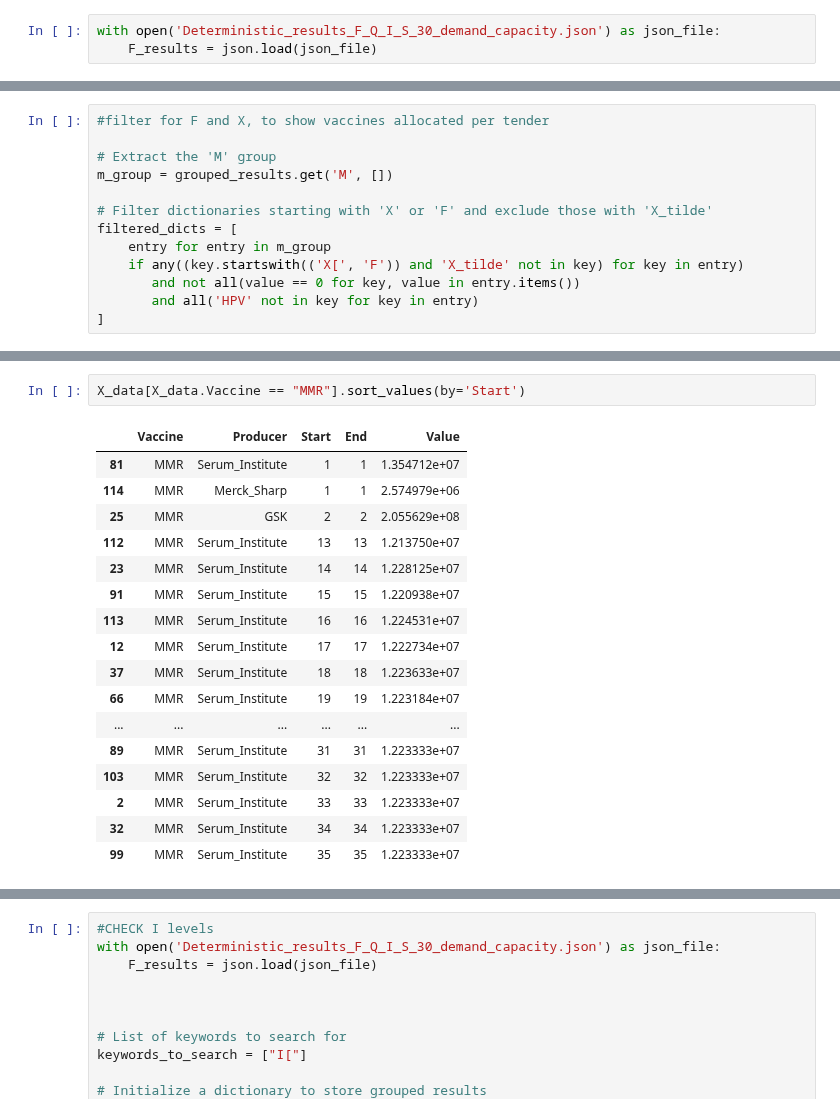
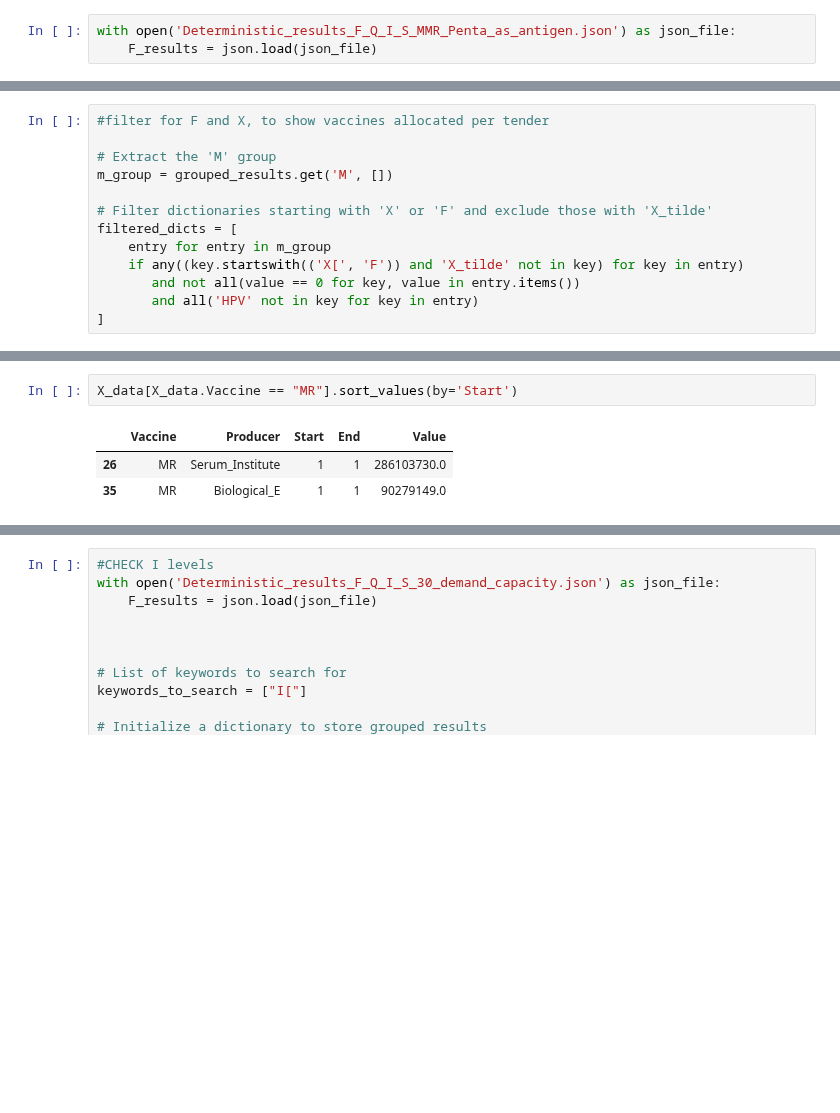
Before and after one commit to nuhorchak/Vaccine_Tender, a Jupyter notebook: horizon excursion/JSON/check_results.ipynb, the cells around one changed output, grey strips where cells are left out. Saved outputs shown, nothing was run; the diff lists cells and outputs as text; blank space fills up the shorter version.

```diff
--- a/horizon excursion/JSON/check_results.ipynb
+++ b/horizon excursion/JSON/check_results.ipynb
@@ -9,7 +9,7 @@ import matplotlib.pyplot as plt
 # %% [markdown]
 ## Tender schedule with starting point
 # %%
-with open('Deterministic_results_F_Q_I_S_30_demand_capacity.json') as json_file:
+with open('Deterministic_results_F_Q_I_S_MMR_Penta_as_antigen.json') as json_file:
     F_results = json.load(json_file)
 # %%
 # Search results by keyword for F (tender schedules)
@@ -138,23 +142,9 @@ X_data
 # %%
-X_data[X_data.Vaccine == "MMR"].sort_values(by='Start')
+X_data[X_data.Vaccine == "MR"].sort_values(by='Start')
 # %% [output]
 |  | Vaccine | Producer | Start | End | Value |
-| 81 | MMR | Serum_Institute | 1 | 1 | 1.354712e+07 |
-| 114 | MMR | Merck_Sharp | 1 | 1 | 2.574979e+06 |
-| 25 | MMR | GSK | 2 | 2 | 2.055629e+08 |
-| 112 | MMR | Serum_Institute | 13 | 13 | 1.213750e+07 |
-| 23 | MMR | Serum_Institute | 14 | 14 | 1.228125e+07 |
-| 91 | MMR | Serum_Institute | 15 | 15 | 1.220938e+07 |
-| 113 | MMR | Serum_Institute | 16 | 16 | 1.224531e+07 |
-| 12 | MMR | Serum_Institute | 17 | 17 | 1.222734e+07 |
-| 37 | MMR | Serum_Institute | 18 | 18 | 1.223633e+07 |
-| 66 | MMR | Serum_Institute | 19 | 19 | 1.223184e+07 |
-| ... | ... | ... | ... | ... | ... |
-| 89 | MMR | Serum_Institute | 31 | 31 | 1.223333e+07 |
-| 103 | MMR | Serum_Institute | 32 | 32 | 1.223333e+07 |
-| 2 | MMR | Serum_Institute | 33 | 33 | 1.223333e+07 |
-| 32 | MMR | Serum_Institute | 34 | 34 | 1.223333e+07 |
-| 99 | MMR | Serum_Institute | 35 | 35 | 1.223333e+07 |
+| 26 | MR | Serum_Institute | 1 | 1 | 286103730.0 |
+| 35 | MR | Biological_E | 1 | 1 | 90279149.0 |
 # %%
 import pandas as pd
 import matplotlib.pyplot as plt
```
Also changed, not shown: parts of 4 cells of this notebook, 22 other files.
